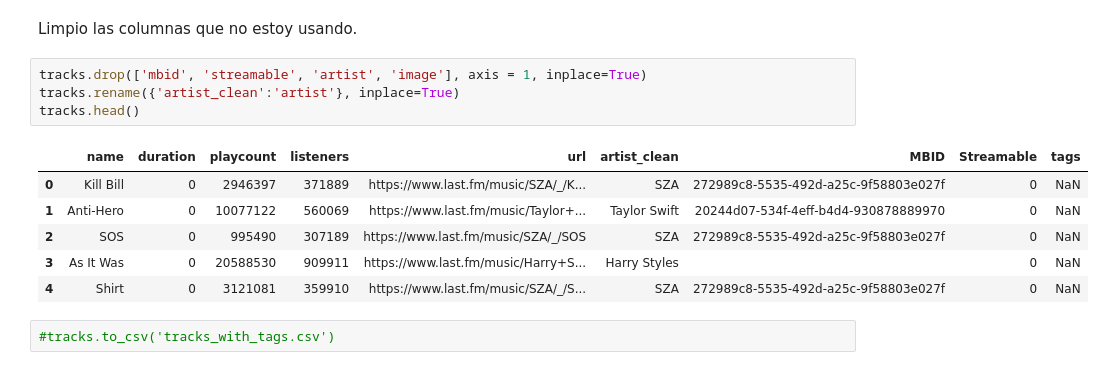
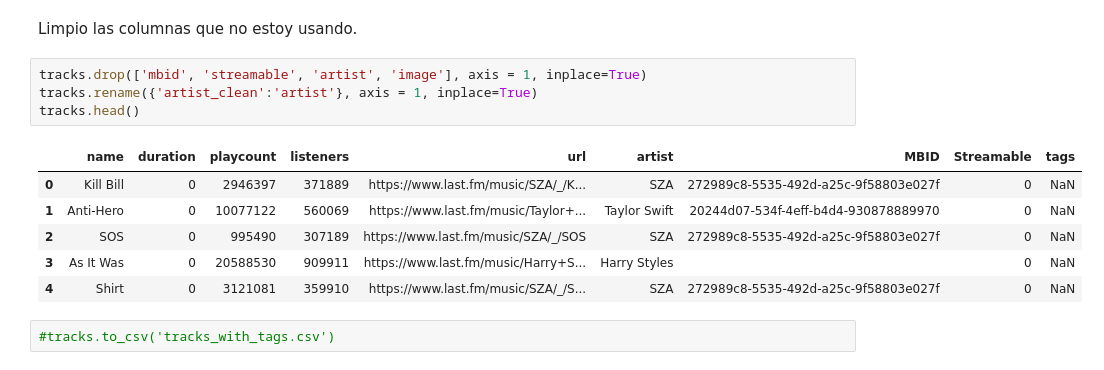
Before and after one commit to Ironhack-Data-Madrid-PartTime-Oct22/lab-APIs, a Jupyter notebook: solutions.ipynb, the cells around one changed output. Saved outputs shown, nothing was run; the diff lists cells and outputs as text.

```diff
--- a/solutions.ipynb
+++ b/solutions.ipynb
@@ -344,10 +344,10 @@ tracks.head()
 Limpio las columnas que no estoy usando.
 # %%
 tracks.drop(['mbid', 'streamable', 'artist', 'image'], axis = 1, inplace=True)
-tracks.rename({'artist_clean':'artist'}, inplace=True)
+tracks.rename({'artist_clean':'artist'}, axis = 1, inplace=True)
 tracks.head()
 # %% [output]
-|  | name | duration | playcount | listeners | url | artist_clean | MBID | Streamable | tags |
+|  | name | duration | playcount | listeners | url | artist | MBID | Streamable | tags |
 | 0 | Kill Bill | 0 | 2946397 | 371889 | https://www.last.fm/music/SZA/_/K... | SZA | 272989c8-5535-492d-a25c-9f58803e027f | 0 | NaN |
 | 1 | Anti-Hero | 0 | 10077122 | 560069 | https://www.last.fm/music/Taylor+... | Taylor Swift | 20244d07-534f-4eff-b4d4-930878889970 | 0 | NaN |
 | 2 | SOS | 0 | 995490 | 307189 | https://www.last.fm/music/SZA/_/SOS | SZA | 272989c8-5535-492d-a25c-9f58803e027f | 0 | NaN |
```
Also changed, not shown: parts of 9 cells of this notebook.
